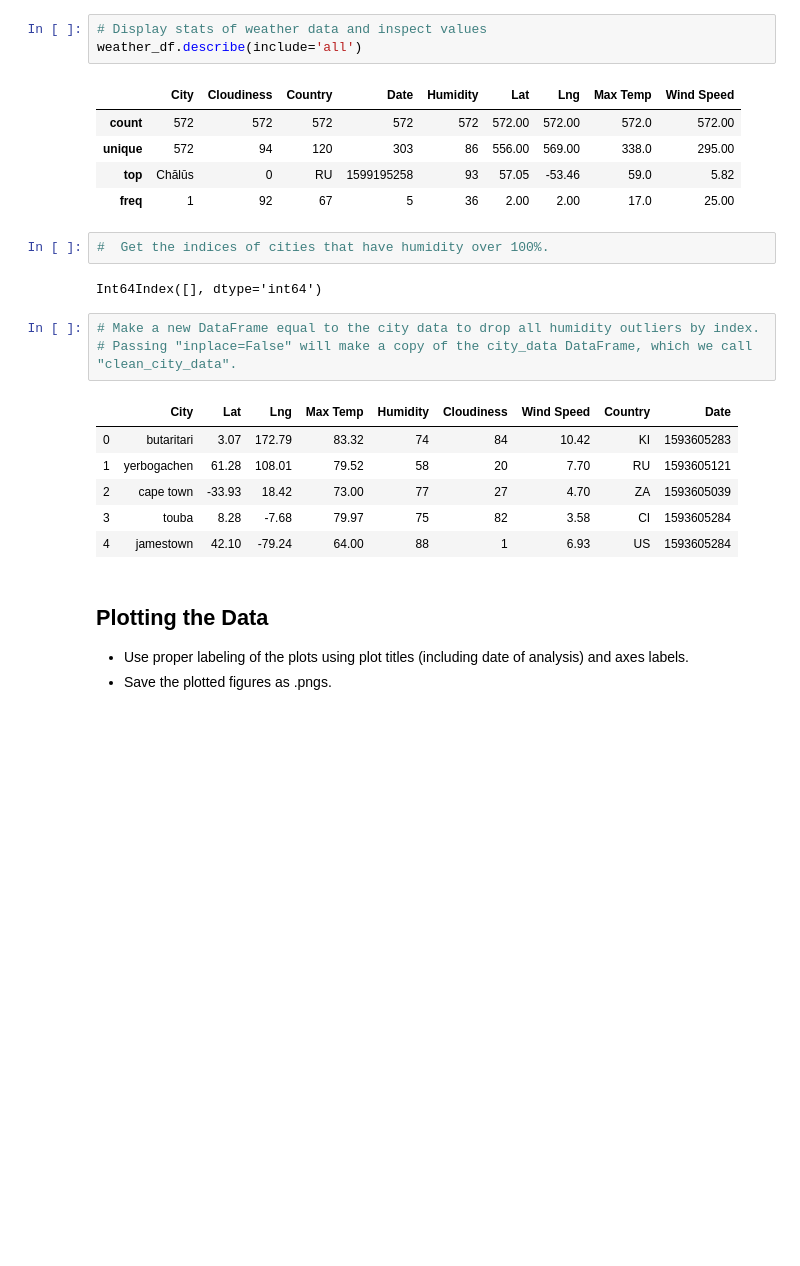
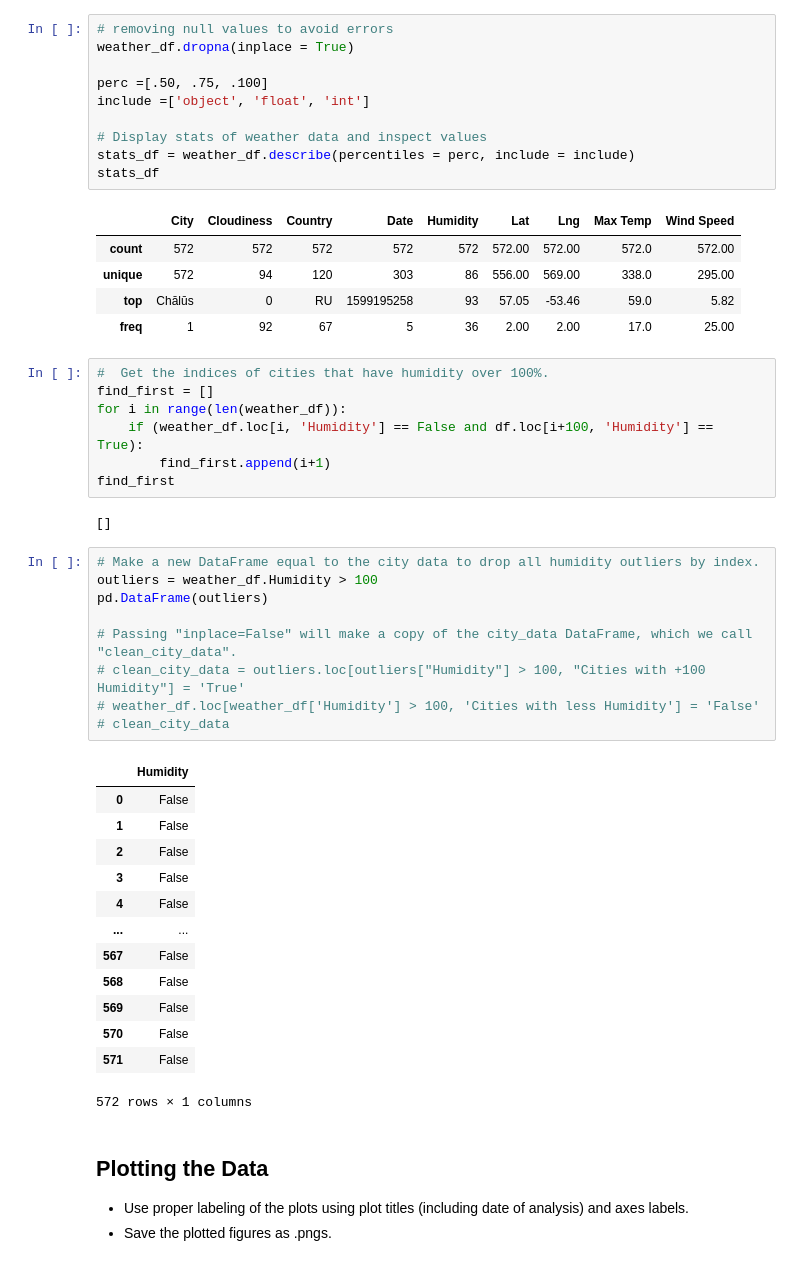
Before and after one commit to roberto-g-v/API-challenge, a Jupyter notebook: WeatherPy.ipynb, the cells around one changed output. Cells and saved outputs as stored; diff of their text form; blank space fills up the shorter version.

Commit message:
Outliers

```diff
--- a/WeatherPy.ipynb
+++ b/WeatherPy.ipynb
@@ -164,8 +165,15 @@ weather_df
 ----
 Skip this step if there are no cities that have humidity > 100%.
 # %%
+# removing null values to avoid errors
+weather_df.dropna(inplace = True)
+
+perc =[.50, .75, .100]
+include =['object', 'float', 'int']
+
 # Display stats of weather data and inspect values
-weather_df.describe(include='all')
+stats_df = weather_df.describe(percentiles = perc, include = include)
+stats_df
 # %% [output]
 |  | City | Cloudiness | Country | Date | Humidity | Lat | Lng | Max Temp | Wind Speed |
 | count | 572 | 572 | 572 | 572 | 572 | 572.00 | 572.00 | 572.0 | 572.00 |
@@ -174,18 +182,36 @@ weather_df.describe(include='all')
 | freq | 1 | 92 | 67 | 5 | 36 | 2.00 | 2.00 | 17.0 | 25.00 |
 # %%
 #  Get the indices of cities that have humidity over 100%.
+find_first = []
+for i in range(len(weather_df)):
+    if (weather_df.loc[i, 'Humidity'] == False and df.loc[i+100, 'Humidity'] == True):
+        find_first.append(i+1)
+find_first
 # %% [output]
-Int64Index([], dtype='int64')
+[]
 # %%
 # Make a new DataFrame equal to the city data to drop all humidity outliers by index.
+outliers = weather_df.Humidity > 100
+pd.DataFrame(outliers)
+
 # Passing "inplace=False" will make a copy of the city_data DataFrame, which we call "clean_city_data".
+# clean_city_data = outliers.loc[outliers["Humidity"] > 100, "Cities with +100 Humidity"] = 'True'
+# weather_df.loc[weather_df['Humidity'] > 100, 'Cities with less Humidity'] = 'False'
+# clean_city_data
 # %% [output]
-|  | City | Lat | Lng | Max Temp | Humidity | Cloudiness | Wind Speed | Country | Date |
-| 0 | butaritari | 3.07 | 172.79 | 83.32 | 74 | 84 | 10.42 | KI | 1593605283 |
-| 1 | yerbogachen | 61.28 | 108.01 | 79.52 | 58 | 20 | 7.70 | RU | 1593605121 |
-| 2 | cape town | -33.93 | 18.42 | 73.00 | 77 | 27 | 4.70 | ZA | 1593605039 |
-| 3 | touba | 8.28 | -7.68 | 79.97 | 75 | 82 | 3.58 | CI | 1593605284 |
-| 4 | jamestown | 42.10 | -79.24 | 64.00 | 88 | 1 | 6.93 | US | 1593605284 |
+|  | Humidity |
+| 0 | False |
+| 1 | False |
+| 2 | False |
+| 3 | False |
+| 4 | False |
+| ... | ... |
+| 567 | False |
+| 568 | False |
+| 569 | False |
+| 570 | False |
+| 571 | False |
+572 rows × 1 columns
 # %% [markdown]
 ## Plotting the Data
 * Use proper labeling of the plots using plot titles (including date of analysis) and axes labels.
```
Also changed, not shown: parts of 2 cells of this notebook.
